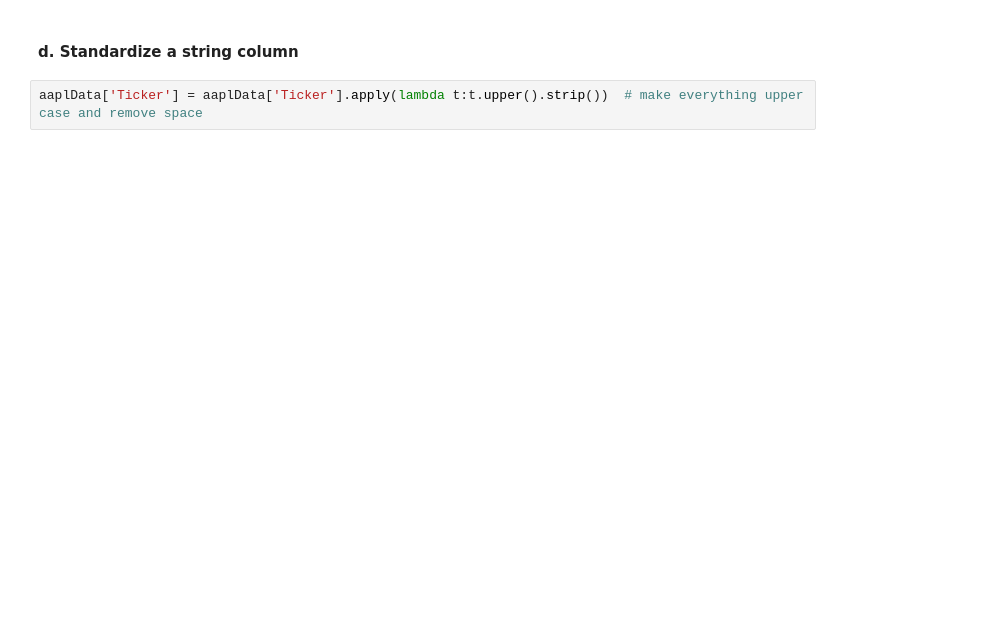
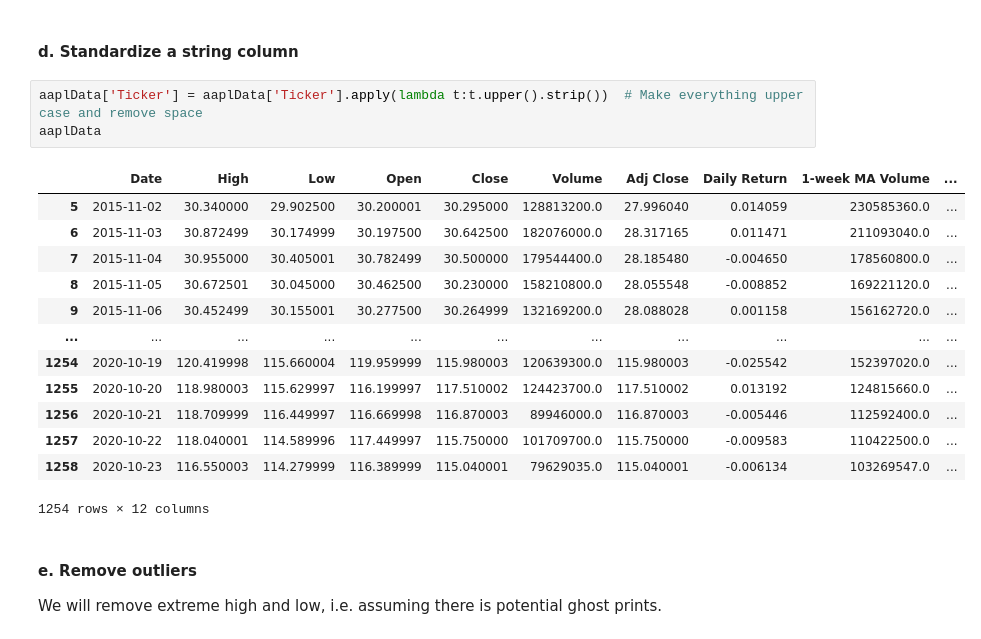
Before and after one commit to jeffsnguyen/Python, a Jupyter notebook: Level_10/Homework/10_1_1.ipynb, the cells around one changed output. Cells and saved outputs as stored; diff of their text form; blank space fills up the shorter version.

```diff
--- a/Level_10/Homework/10_1_1.ipynb
+++ b/Level_10/Homework/10_1_1.ipynb
@@ -103,4 +104,22 @@ aaplData
 # %% [markdown]
 #### d. Standardize a string column
 # %%
-aaplData['Ticker'] = aaplData['Ticker'].apply(lambda t:t.upper().strip())  # make everything upper case and remove space
+aaplData['Ticker'] = aaplData['Ticker'].apply(lambda t:t.upper().strip())  # Make everything upper case and remove space
+aaplData
+# %% [output]
+|  | Date | High | Low | Open | Close | Volume | Adj Close | Daily Return | 1-week MA Volume | ... |
+| 5 | 2015-11-02 | 30.340000 | 29.902500 | 30.200001 | 30.295000 | 128813200.0 | 27.996040 | 0.014059 | 230585360.0 | ... |
+| 6 | 2015-11-03 | 30.872499 | 30.174999 | 30.197500 | 30.642500 | 182076000.0 | 28.317165 | 0.011471 | 211093040.0 | ... |
+| 7 | 2015-11-04 | 30.955000 | 30.405001 | 30.782499 | 30.500000 | 179544400.0 | 28.185480 | -0.004650 | 178560800.0 | ... |
+| 8 | 2015-11-05 | 30.672501 | 30.045000 | 30.462500 | 30.230000 | 158210800.0 | 28.055548 | -0.008852 | 169221120.0 | ... |
+| 9 | 2015-11-06 | 30.452499 | 30.155001 | 30.277500 | 30.264999 | 132169200.0 | 28.088028 | 0.001158 | 156162720.0 | ... |
+| ... | ... | ... | ... | ... | ... | ... | ... | ... | ... | ... |
+| 1254 | 2020-10-19 | 120.419998 | 115.660004 | 119.959999 | 115.980003 | 120639300.0 | 115.980003 | -0.025542 | 152397020.0 | ... |
+| 1255 | 2020-10-20 | 118.980003 | 115.629997 | 116.199997 | 117.510002 | 124423700.0 | 117.510002 | 0.013192 | 124815660.0 | ... |
+| 1256 | 2020-10-21 | 118.709999 | 116.449997 | 116.669998 | 116.870003 | 89946000.0 | 116.870003 | -0.005446 | 112592400.0 | ... |
+| 1257 | 2020-10-22 | 118.040001 | 114.589996 | 117.449997 | 115.750000 | 101709700.0 | 115.750000 | -0.009583 | 110422500.0 | ... |
+| 1258 | 2020-10-23 | 116.550003 | 114.279999 | 116.389999 | 115.040001 | 79629035.0 | 115.040001 | -0.006134 | 103269547.0 | ... |
+1254 rows × 12 columns
+# %% [markdown]
+#### e. Remove outliers
+We will remove extreme high and low, i.e. assuming there is potential ghost prints.
```
Also changed, not shown: parts of 10 cells of this notebook.
